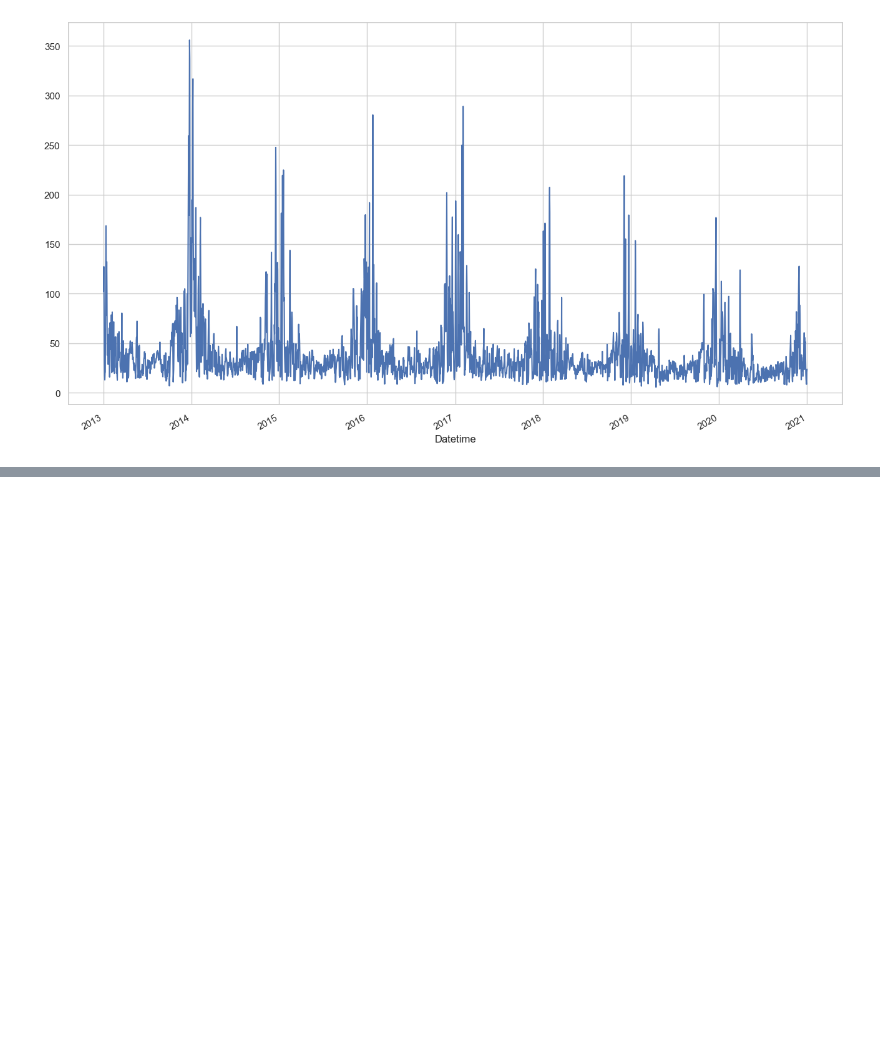
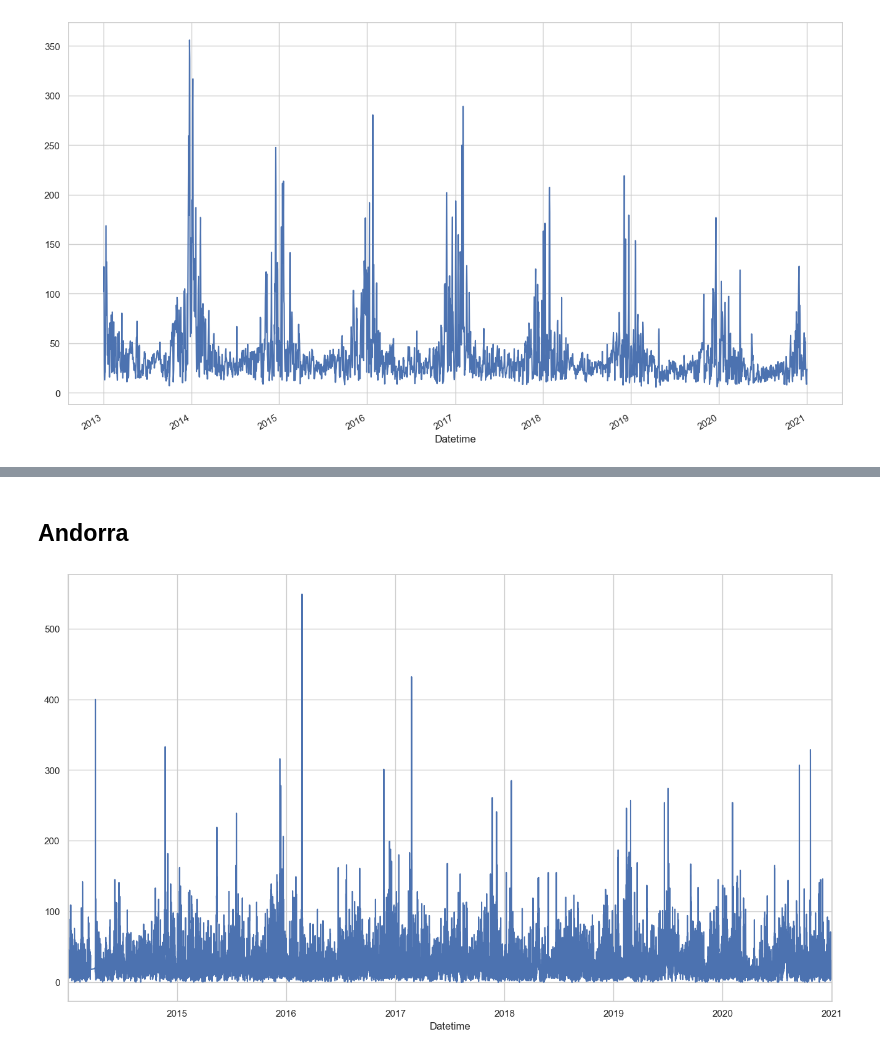
Before and after one commit to mplanasgit/Ironhack-Final-Project, a Jupyter notebook: src/EDA.ipynb, the cells around one changed output, grey strips where cells are left out. Cells and saved outputs as stored; diff of their text form; code cells hidden in the pictures; blank space fills up the shorter version.

```diff
--- a/src/EDA.ipynb
+++ b/src/EDA.ipynb
@@ -667,0 +729,8 @@ sofia_EEA_pm10['Concentration'].plot();
+# %% [markdown]
+## Andorra
+# %%
+andorra_EEA_pm10 = pd.read_csv('../data/EEA/Andorra_la_Vella/Andorra_la_Vella_combined_pm10.csv')
+andorra_EEA_pm10 = clean.average_concentration_city(andorra_EEA_pm10,'DatetimeEnd','AD','Andorra la Vella','PM10')
+andorra_EEA_pm10['Concentration'].plot();
+# %% [output]
+[figure, added]
```
Also changed, not shown: parts of 22 cells of this notebook, 3 other files.
